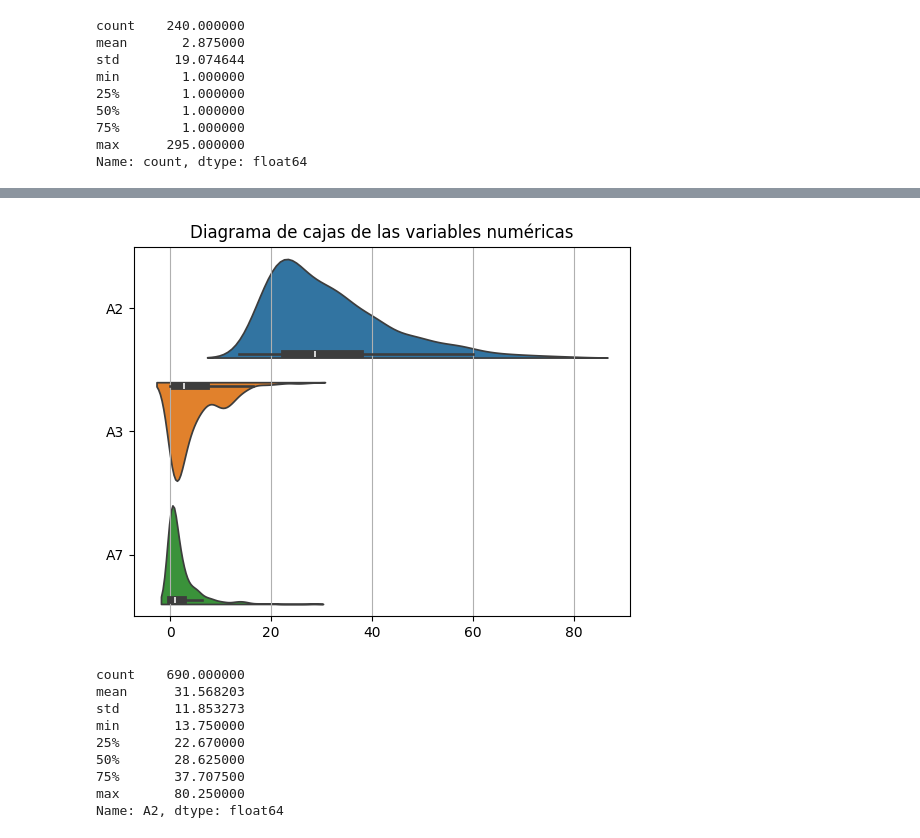
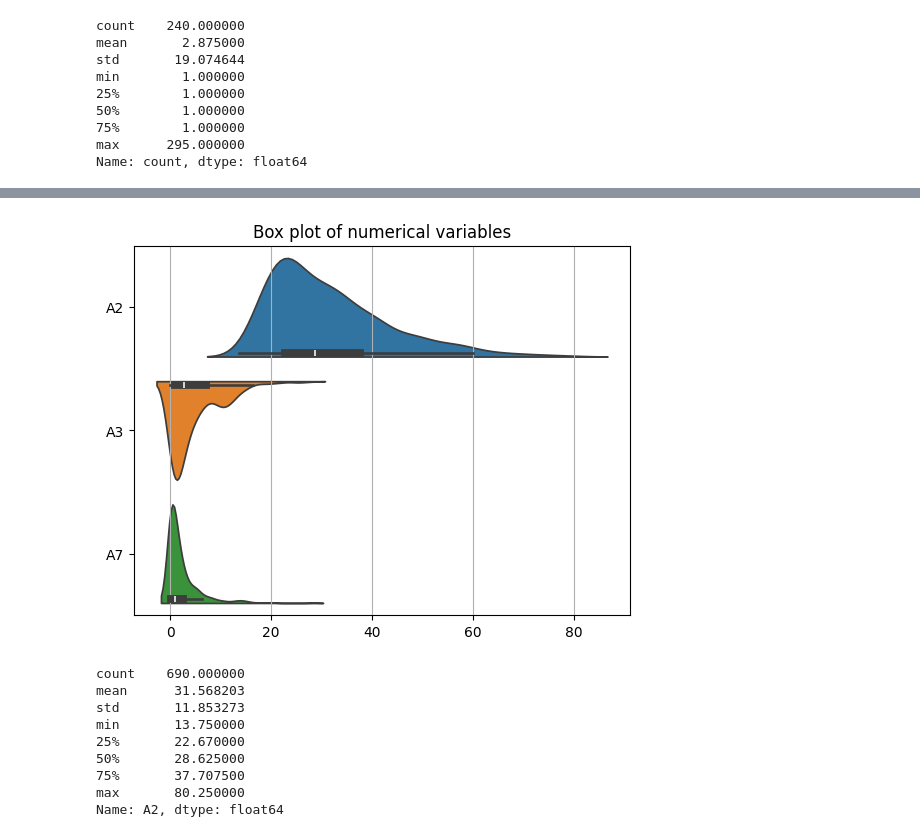
Before and after one commit to sirlluis/machine-learing-porfolio, a Jupyter notebook: credit_card/notebooks/EDA.ipynb, the cells around one changed output, grey strips where cells are left out. Drawn from its saved outputs; the diff is of its cells as text; code cells hidden in the pictures.

```diff
--- a/credit_card/notebooks/EDA.ipynb
+++ b/credit_card/notebooks/EDA.ipynb
@@ -37,7 +29,6 @@ from sklearn.metrics import (
 # %%
-# importamos los datos
-df=pd.read_csv(data_path)
-# eliminamos la columna CustomerID
+df=pd.read_csv(DATA_PATH)
+# dropping CustomerID columns
 df=df.drop(columns=["CustomerID"])
 # %%
 df.head()
@@ -231,11 +222,11 @@ En ambas columnas se observa casi el mismo comportamiento, el tamaño de clase m
 # %%
-# ahora las variables numéricas
-fig=sns.violinplot(df[num_cols], split=True, orient="h")
+# Now for the numerical variables
+fig = sns.violinplot(df[num_cols], split=True, orient="h")
 fig.grid(axis="x")
-fig.set_title("Diagrama de cajas de las variables numéricas")
+fig.set_title("Box plot of numerical variables")
 plt.show()
 # %% [output]
-[figure, old version]
+[figure, new version]
 # %%
 df["A2"].describe()
 # %% [output]
```
Also changed, not shown: parts of 78 cells of this notebook, 1 other file.
